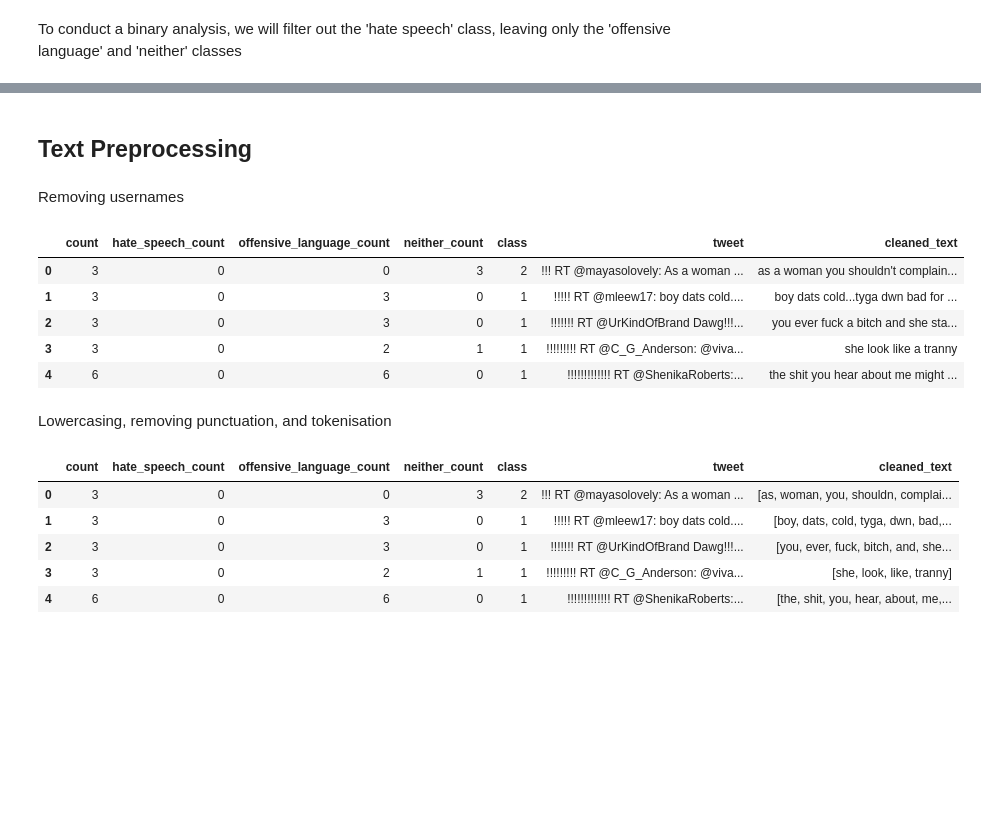
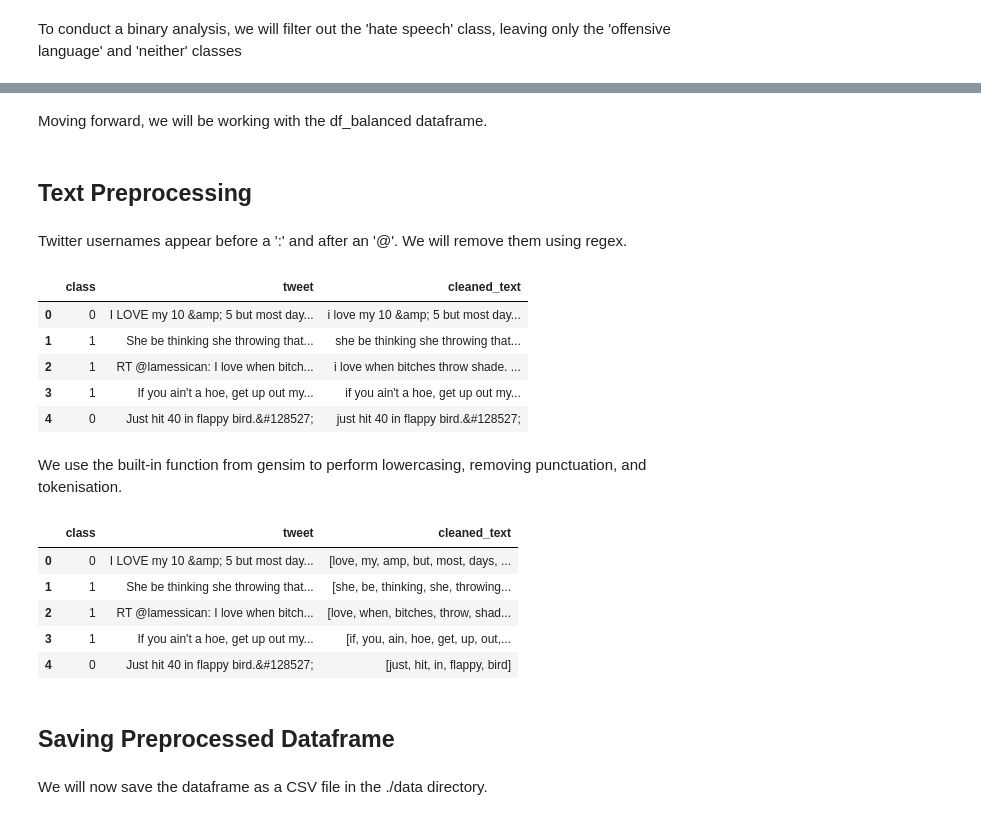
Before and after one commit to daniel-023/Offensive-Speech-Detection, a Jupyter notebook: 01_data_exploration_and_preprocessing.ipynb, the cells around one changed output, grey strips where cells are left out. Saved outputs shown, nothing was run; the diff lists cells and outputs as text; code cells hidden in the pictures; blank space fills up the shorter version.

```diff
--- a/01_data_exploration_and_preprocessing.ipynb
+++ b/01_data_exploration_and_preprocessing.ipynb
@@ -70,5 +89,3 @@ fig.show()
 ## Filtering the Dataset
 # %% [markdown]
 To conduct a binary analysis, we will filter out the 'hate speech' class, leaving only the 'offensive language' and 'neither' classes
-# %%
-df = df[df['']]
@@ -76,0 +92,11 @@ Undersampling to balance the classes
+# %%
+df = df[df['class'].isin([1, 2])]
+
+# Map class labels to binary values
+df['class'] = df['class'].map({1: 1, 2: 0})
+
+# Remove unnecessary columns
+df = df[['class', 'tweet']]
+
+# Count the number of samples in each class
+df['class'].value_counts()
@@ -76,0 +110,12 @@ Undersampling to balance the classes
+# %%
+df_offensive = df[df['class'] == 1]
+df_neither = df[df['class'] == 0]
+
+minority_class = len(df_neither)
+
+# Undersample the majority class
+df_offensive_undersampled = resample(df_offensive, replace=False, n_samples=minority_class, random_state=42)
+
+df_balanced = pd.concat([df_offensive_undersampled, df_neither])
+# Shuffle the dataset
+df_balanced = df_balanced.sample(frac=1, random_state=42).reset_index(drop=True)
@@ -77,33 +135,39 @@ Undersampling to balance the classes
+# %% [markdown]
+Moving forward, we will be working with the df_balanced dataframe.
 # %% [markdown]
 ## Text Preprocessing
-# %% [markdown]
-Removing usernames
+# %% [markdown]
+Twitter usernames appear before a ':' and after an '@'. We will remove them using regex.
 # %%
 def remove_username(tweet):
     # Regex: '^' asserts start of the string, '.*?' matches any character (except for line terminators) as few times as possible, ':' matches the colon character
     tweet = re.sub(r'^.*?:', '', tweet.lower())
     # Regex: '\s*' matches any whitespace character, '@' matches the '@' character, '\w+' matches any word character (equivalent to [a-zA-Z0-9_]) one or more times
     tweet = re.sub(r'\s*@\w+', '', tweet)
     return tweet.strip()
 
-df['cleaned_text'] = df['tweet'].apply(remove_username)
-df.head()
+df_balanced['cleaned_text'] = df_balanced['tweet'].apply(remove_username)
+df_balanced.head()
 # %% [output]
-|  | count | hate_speech_count | offensive_language_count | neither_count | class | tweet | cleaned_text |
-| 0 | 3 | 0 | 0 | 3 | 2 | !!! RT @mayasolovely: As a woman ... | as a woman you shouldn't complain... |
-| 1 | 3 | 0 | 3 | 0 | 1 | !!!!! RT @mleew17: boy dats cold.... | boy dats cold...tyga dwn bad for ... |
-| 2 | 3 | 0 | 3 | 0 | 1 | !!!!!!! RT @UrKindOfBrand Dawg!!!... | you ever fuck a bitch and she sta... |
-| 3 | 3 | 0 | 2 | 1 | 1 | !!!!!!!!! RT @C_G_Anderson: @viva... | she look like a tranny |
-| 4 | 6 | 0 | 6 | 0 | 1 | !!!!!!!!!!!!! RT @ShenikaRoberts:... | the shit you hear about me might ... |
+|  | class | tweet | cleaned_text |
+| 0 | 0 | I LOVE my 10 &amp; 5 but most day... | i love my 10 &amp; 5 but most day... |
+| 1 | 1 | She be thinking she throwing that... | she be thinking she throwing that... |
+| 2 | 1 | RT @lamessican: I love when bitch... | i love when bitches throw shade. ... |
+| 3 | 1 | If you ain't a hoe, get up out my... | if you ain't a hoe, get up out my... |
+| 4 | 0 | Just hit 40 in flappy bird.&#128527; | just hit 40 in flappy bird.&#128527; |
-# %% [markdown]
-Lowercasing, removing punctuation, and tokenisation
+# %% [markdown]
+We use the built-in function from gensim to perform lowercasing, removing punctuation, and tokenisation.
 # %%
-df['cleaned_text'] = df['cleaned_text'].apply(lambda x: gensim.utils.simple_preprocess(x))
-df.head()
+df_balanced['cleaned_text'] = df_balanced['cleaned_text'].apply(lambda x: gensim.utils.simple_preprocess(x))
+df_balanced.head()
 # %% [output]
-|  | count | hate_speech_count | offensive_language_count | neither_count | class | tweet | cleaned_text |
-| 0 | 3 | 0 | 0 | 3 | 2 | !!! RT @mayasolovely: As a woman ... | [as, woman, you, shouldn, complai... |
-| 1 | 3 | 0 | 3 | 0 | 1 | !!!!! RT @mleew17: boy dats cold.... | [boy, dats, cold, tyga, dwn, bad,... |
-| 2 | 3 | 0 | 3 | 0 | 1 | !!!!!!! RT @UrKindOfBrand Dawg!!!... | [you, ever, fuck, bitch, and, she... |
-| 3 | 3 | 0 | 2 | 1 | 1 | !!!!!!!!! RT @C_G_Anderson: @viva... | [she, look, like, tranny] |
-| 4 | 6 | 0 | 6 | 0 | 1 | !!!!!!!!!!!!! RT @ShenikaRoberts:... | [the, shit, you, hear, about, me,... |
+|  | class | tweet | cleaned_text |
+| 0 | 0 | I LOVE my 10 &amp; 5 but most day... | [love, my, amp, but, most, days, ... |
+| 1 | 1 | She be thinking she throwing that... | [she, be, thinking, she, throwing... |
+| 2 | 1 | RT @lamessican: I love when bitch... | [love, when, bitches, throw, shad... |
+| 3 | 1 | If you ain't a hoe, get up out my... | [if, you, ain, hoe, get, up, out,... |
+| 4 | 0 | Just hit 40 in flappy bird.&#128527; | [just, hit, in, flappy, bird] |
+# %% [markdown]
+## Saving Preprocessed Dataframe
+# %% [markdown]
+We will now save the dataframe as a CSV file in the ./data directory.
```
Also changed, not shown: parts of 8 cells of this notebook, 2 other files.
